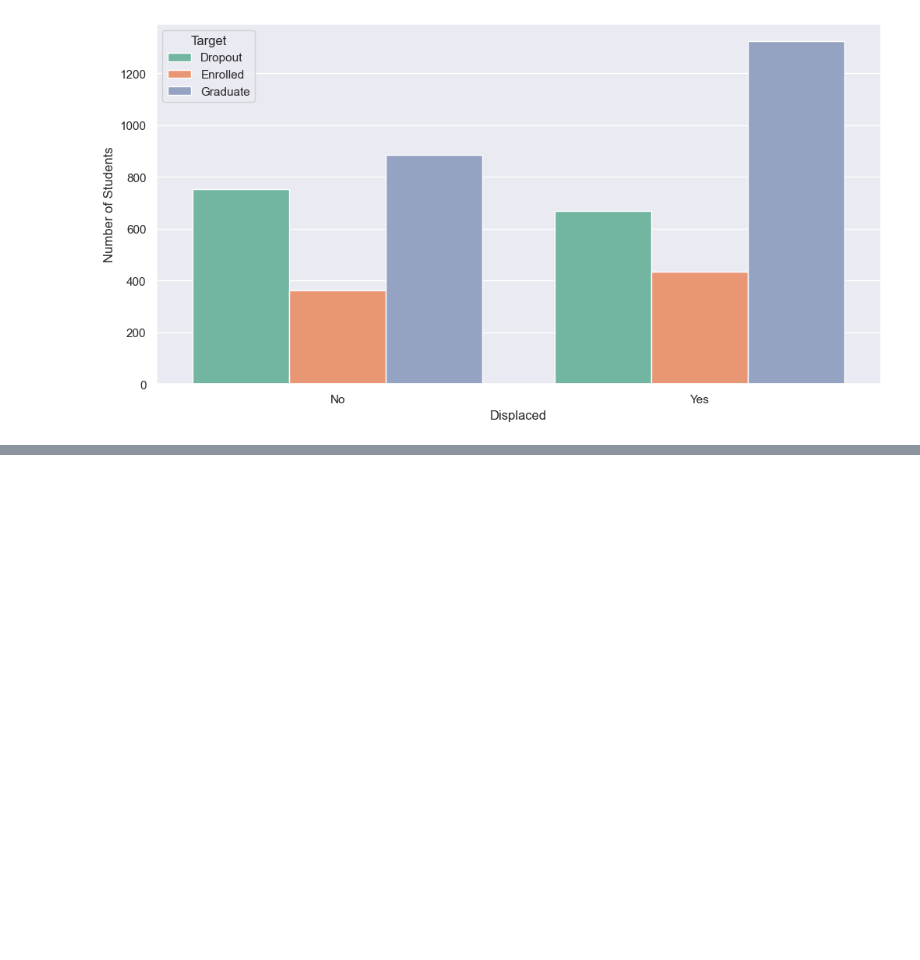
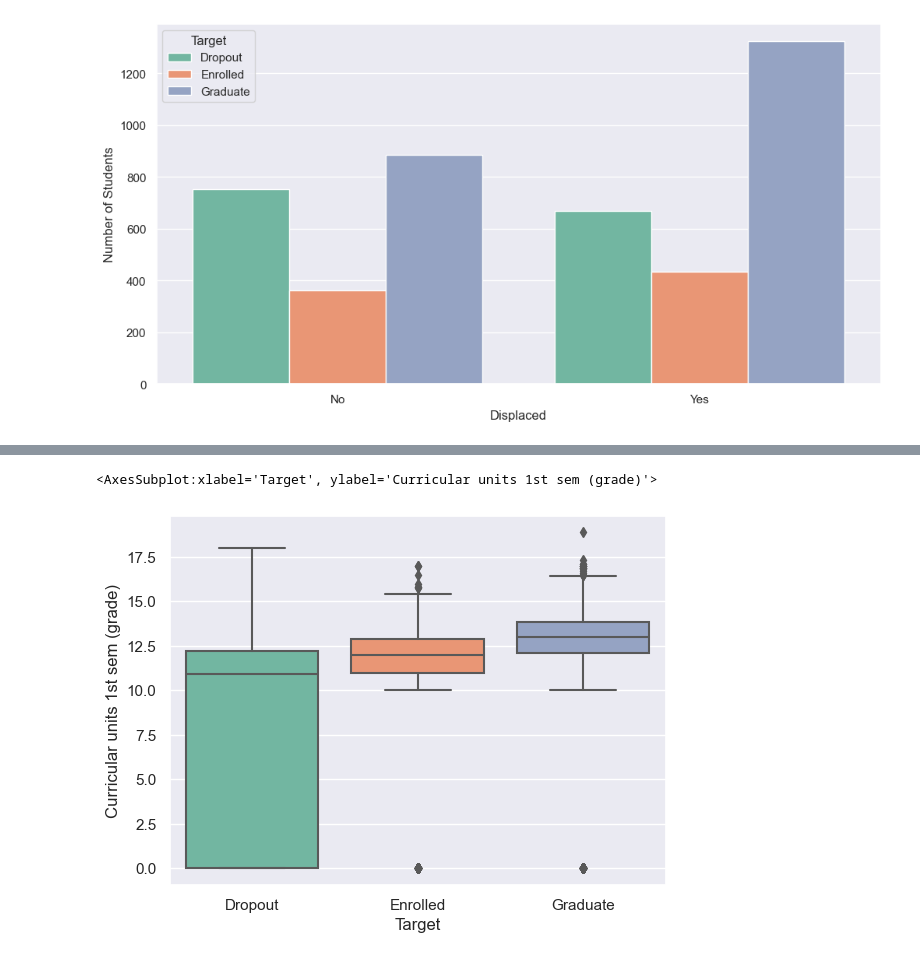
Before and after one commit to yewkiang123/SC1015-Project, a Jupyter notebook: Exploratory Data Analysis.ipynb, the cells around one changed output, grey strips where cells are left out. Saved outputs shown, nothing was run; the diff lists cells and outputs as text; code cells hidden in the pictures; blank space fills up the shorter version.

```diff
--- a/Exploratory Data Analysis.ipynb
+++ b/Exploratory Data Analysis.ipynb
@@ -198,0 +257,6 @@ plt.show()
+# %%
+median = df[["Curricular units 1st sem (grade)", "Target"]].groupby("Target").median().sort_values(by = "Curricular units 1st sem (grade)")
+sb.boxplot(x = "Target", y = "Curricular units 1st sem (grade)", data = df, order = median.index)
+# %% [output]
+<AxesSubplot:xlabel='Target', ylabel='Curricular units 1st sem (grade)'>
+[figure, added]
```
Also changed, not shown: parts of 35 cells of this notebook.
